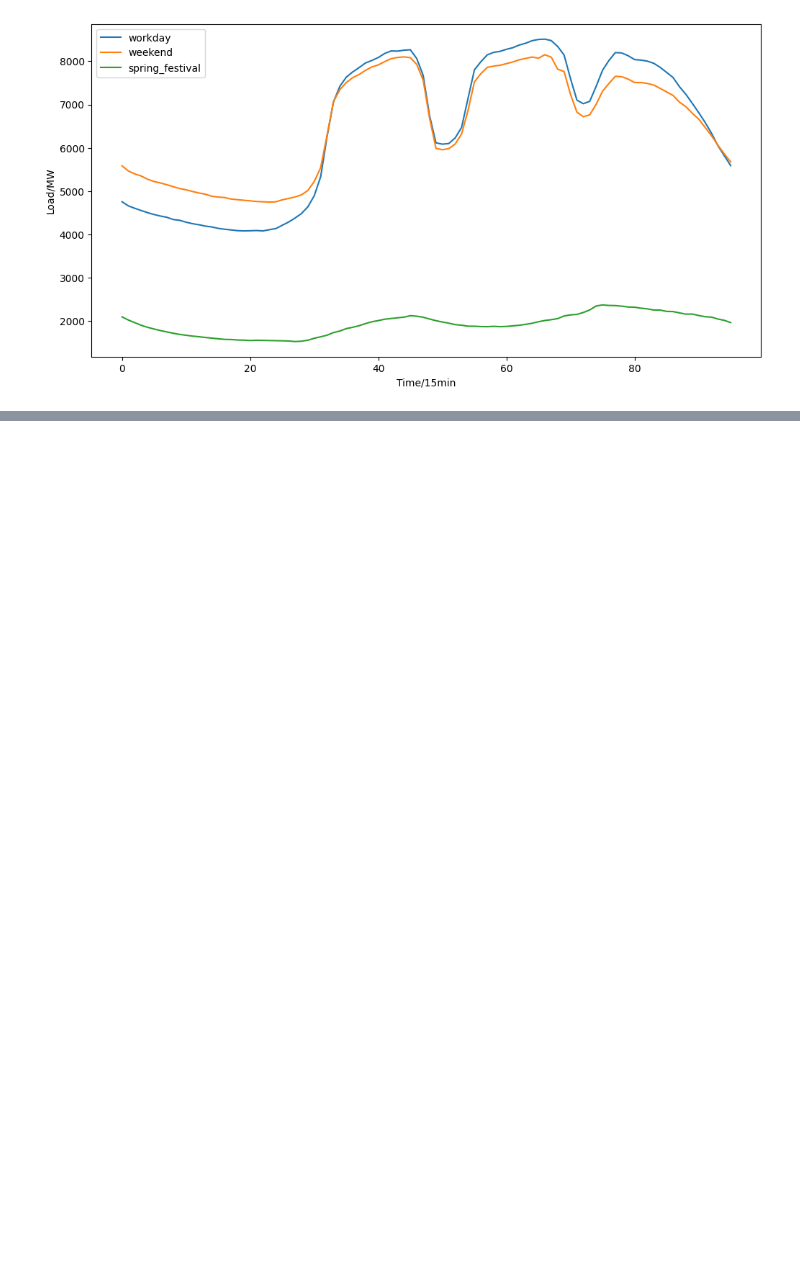
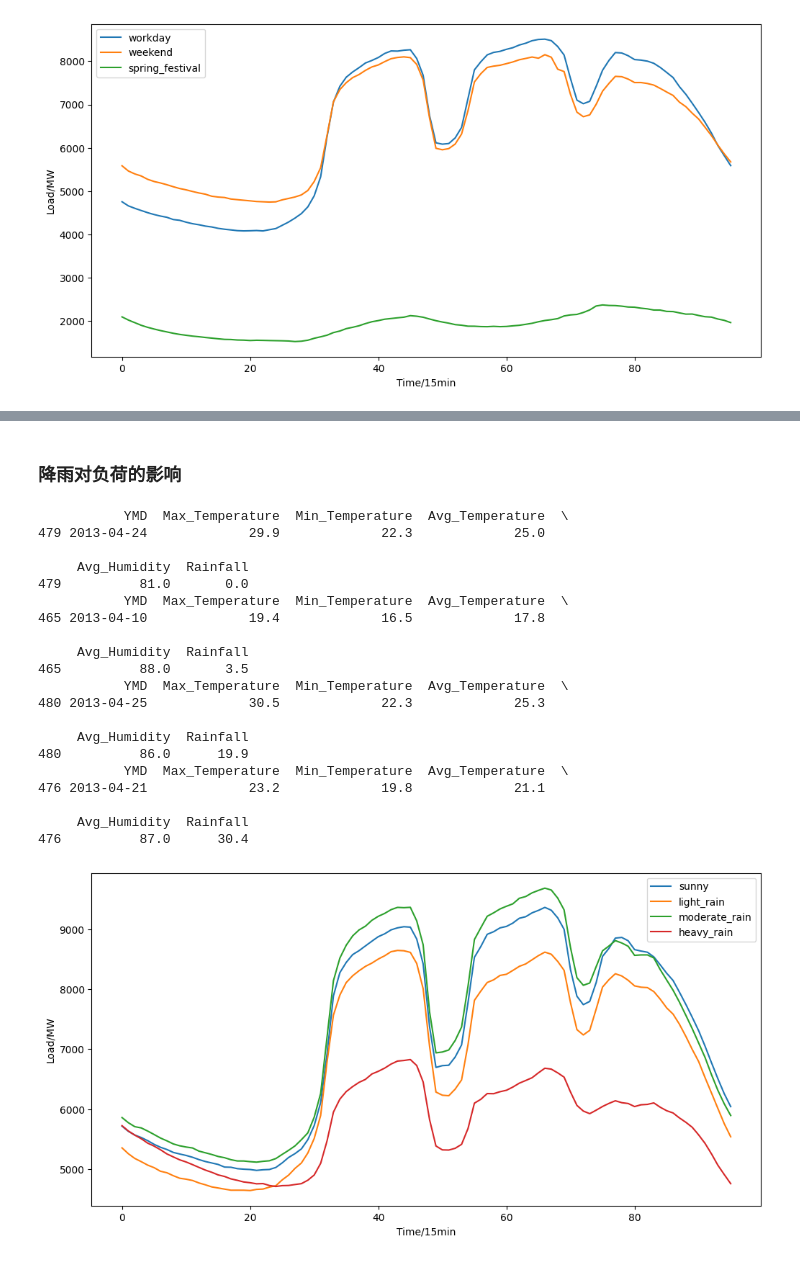
Before and after one commit to John-Chen92/Electricity_Load_Forecast, a Jupyter notebook: data_analyse.ipynb, the cells around one changed output, grey strips where cells are left out. Cells and saved outputs as stored; diff of their text form; code cells hidden in the pictures; blank space fills up the shorter version.

```diff
--- a/data_analyse.ipynb
+++ b/data_analyse.ipynb
@@ -282,0 +334,53 @@ plt.show()
+# %% [markdown]
+### 降雨对负荷的影响
+# %%
+# 选取晴天、小雨、中雨、大雨的数据对负荷进行分析
+data = pd.read_csv('data/Area1_Load_clean.csv')
+weather = pd.read_csv('data/Area1_Weather_clean.csv')
+# 对日期进行处理
+data['YMD'] = pd.to_datetime(data['YMD'])
+weather['YMD'] = pd.to_datetime(weather['YMD'])
+# 选取2013年6月的数据，避免其他因素影响
+weather = weather[(weather['YMD'] >= '2013-04-01') & (weather['YMD'] < '2013-05-01')]
+# 选取晴天、小雨、中雨、大雨中的一天
+sunny = weather[(weather['Rainfall'] == 0)].sample(1)
+light_rain = weather[(weather['Rainfall'] > 0) & (weather['Rainfall'] <= 10)].sample(1)
+moderate_rain = weather[(weather['Rainfall'] > 10) & (weather['Rainfall'] <= 25)].sample(1)
+heavy_rain = weather[(weather['Rainfall'] > 25)].sample(1)
+sunny = data[(data['YMD'] == sunny['YMD'].values[0])]
+light_rain = data[(data['YMD'] == light_rain['YMD'].values[0])]
+moderate_rain = data[(data['YMD'] == moderate_rain['YMD'].values[0])]
+heavy_rain = data[(data['YMD'] == heavy_rain['YMD'].values[0])]
+# 画图
+plt.figure(figsize=(12, 6))
+plt.plot(range(len(sunny.iloc[0, 1:97])), sunny.iloc[0, 1:97], linestyle='-', label='sunny')
+plt.plot(range(len(light_rain.iloc[0, 1:97])), light_rain.iloc[0, 1:97], linestyle='-', label='light_rain')
+plt.plot(range(len(moderate_rain.iloc[0, 1:97])), moderate_rain.iloc[0, 1:97], linestyle='-', label='moderate_rain')
+plt.plot(range(len(heavy_rain.iloc[0, 1:97])), heavy_rain.iloc[0, 1:97], linestyle='-', label='heavy_rain')
+# 添加标签
+plt.xlabel('Time/15min')
+plt.ylabel('Load/MW')
+plt.legend()
+plt.show()
+# %% [output]
+           YMD  Max_Temperature  Min_Temperature  Avg_Temperature  \
+479 2013-04-24             29.9             22.3             25.0
+
+     Avg_Humidity  Rainfall
+479          81.0       0.0
+           YMD  Max_Temperature  Min_Temperature  Avg_Temperature  \
+465 2013-04-10             19.4             16.5             17.8
+
+     Avg_Humidity  Rainfall
+465          88.0       3.5
+           YMD  Max_Temperature  Min_Temperature  Avg_Temperature  \
+480 2013-04-25             30.5             22.3             25.3
+
+     Avg_Humidity  Rainfall
+480          86.0      19.9
+           YMD  Max_Temperature  Min_Temperature  Avg_Temperature  \
+476 2013-04-21             23.2             19.8             21.1
+
+     Avg_Humidity  Rainfall
+476          87.0      30.4
+[figure, added]
```
Also changed, not shown: parts of 22 cells of this notebook, 17 other files.
